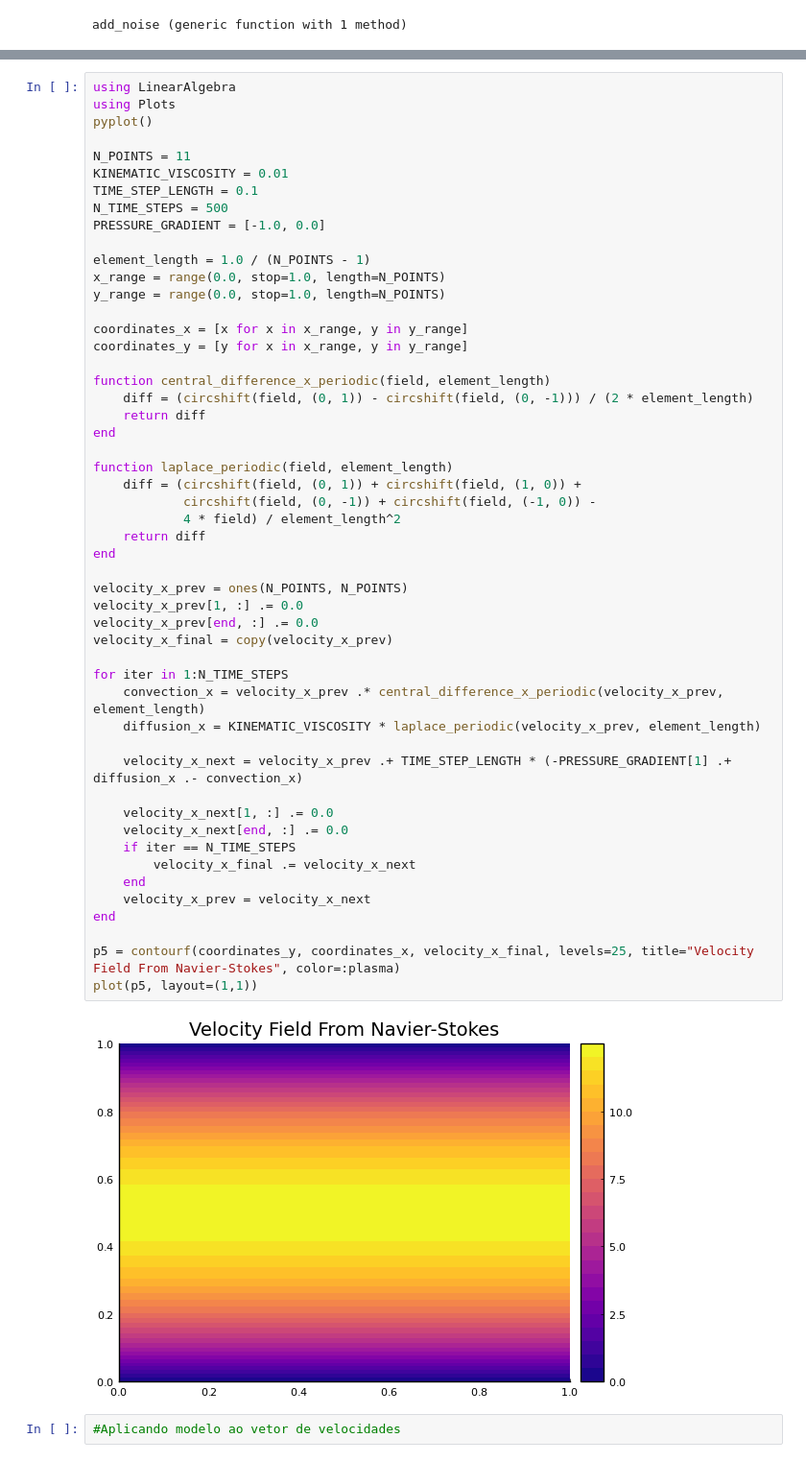
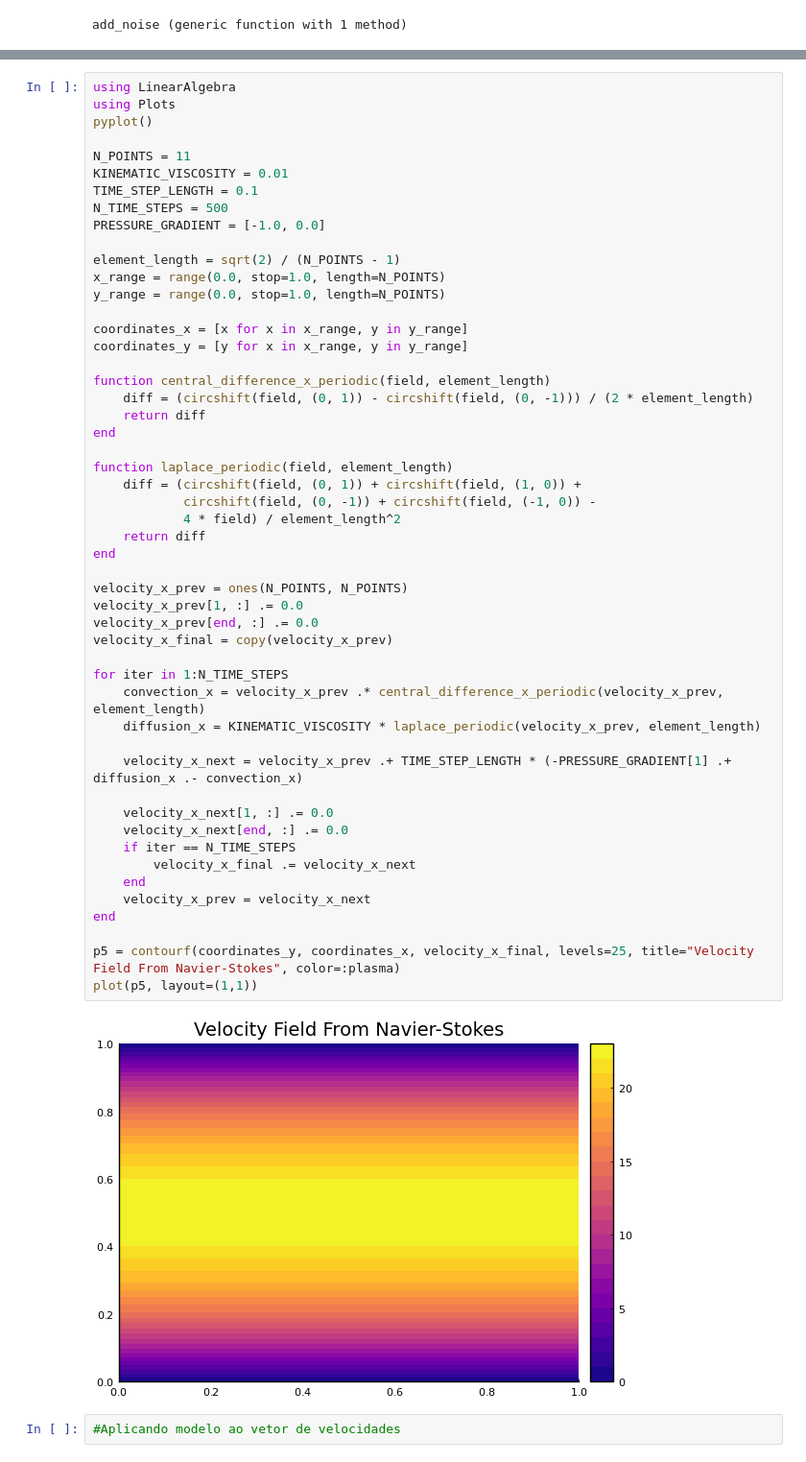
Before and after one commit to EliasFIlho/TCC2, a Jupyter notebook: code/Tcc2_sensor.ipynb, the cells around one changed output, grey strips where cells are left out. Shown at 96% size. Cells and saved outputs as stored; diff of their text form.

```diff
--- a/code/Tcc2_sensor.ipynb
+++ b/code/Tcc2_sensor.ipynb
@@ -55,7 +45,7 @@ TIME_STEP_LENGTH = 0.1
 N_TIME_STEPS = 500
 PRESSURE_GRADIENT = [-1.0, 0.0]
 
-element_length = 1.0 / (N_POINTS - 1)
+element_length = sqrt(2) / (N_POINTS - 1)
 x_range = range(0.0, stop=1.0, length=N_POINTS)
 y_range = range(0.0, stop=1.0, length=N_POINTS)
 
@@ -69,34 +59,34 @@ end
 
 function laplace_periodic(field, element_length)
     diff = (circshift(field, (0, 1)) + circshift(field, (1, 0)) +
             circshift(field, (0, -1)) + circshift(field, (-1, 0)) -
             4 * field) / element_length^2
     return diff
 end
 
 velocity_x_prev = ones(N_POINTS, N_POINTS)
 velocity_x_prev[1, :] .= 0.0
 velocity_x_prev[end, :] .= 0.0
 velocity_x_final = copy(velocity_x_prev)
 
 for iter in 1:N_TIME_STEPS
     convection_x = velocity_x_prev .* central_difference_x_periodic(velocity_x_prev, element_length)
     diffusion_x = KINEMATIC_VISCOSITY * laplace_periodic(velocity_x_prev, element_length)
 
     velocity_x_next = velocity_x_prev .+ TIME_STEP_LENGTH * (-PRESSURE_GRADIENT[1] .+ diffusion_x .- convection_x)
 
     velocity_x_next[1, :] .= 0.0
     velocity_x_next[end, :] .= 0.0
     if iter == N_TIME_STEPS
         velocity_x_final .= velocity_x_next
     end
     velocity_x_prev = velocity_x_next
 end
 
 p5 = contourf(coordinates_y, coordinates_x, velocity_x_final, levels=25, title="Velocity Field From Navier-Stokes", color=:plasma)
 plot(p5, layout=(1,1))
 # %% [output]
-[figure, old version]
+[figure, new version]
 # %%
 #Aplicando modelo ao vetor de velocidades
 # %%
```
Also changed, not shown: parts of 4 cells of this notebook, 2 other files.
